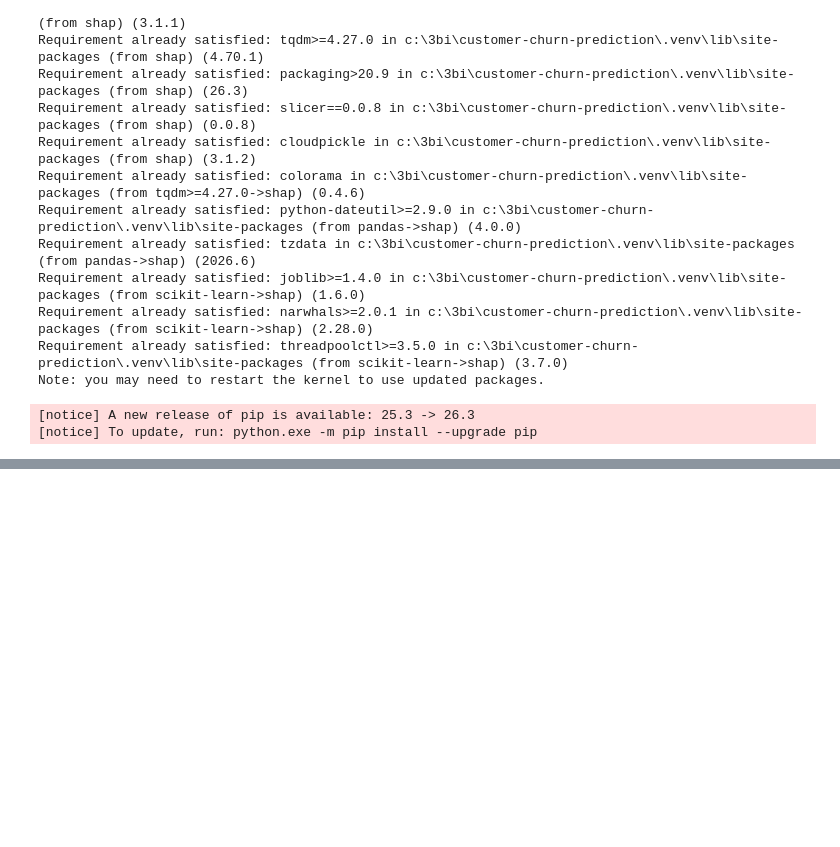
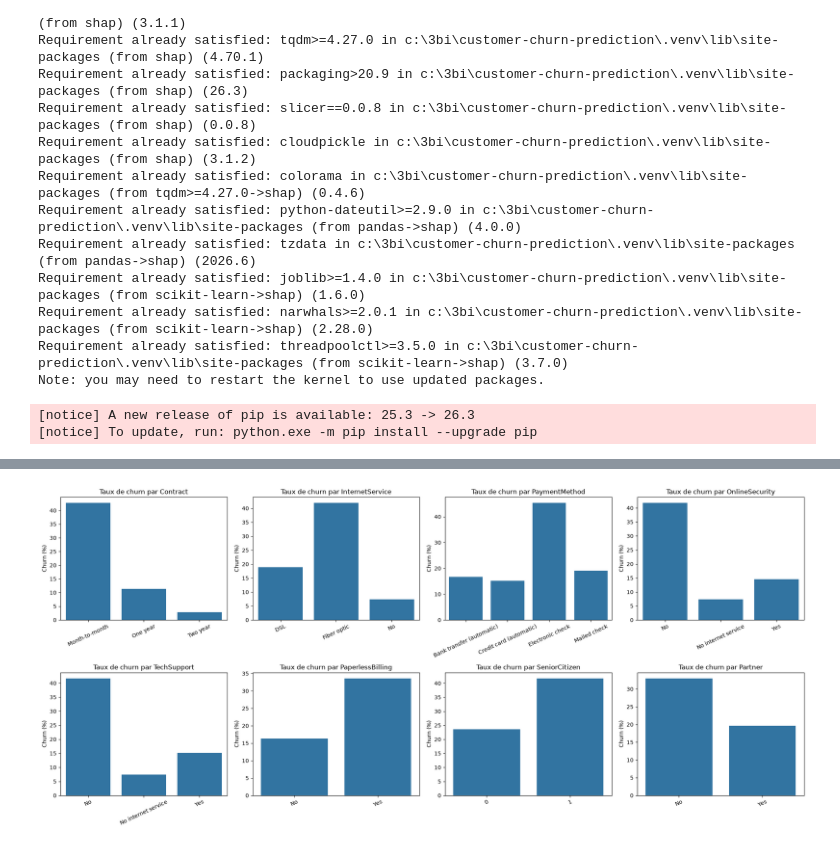
Before and after one commit to oumaymajalel2024-hash/customer-churn-prediction, a Jupyter notebook: notebooks/04_machine_learning.ipynb, the cells around one changed output, grey strips where cells are left out. Saved outputs shown, nothing was run; the diff lists cells and outputs as text; code cells hidden in the pictures; blank space fills up the shorter version.

```diff
--- a/notebooks/04_machine_learning.ipynb
+++ b/notebooks/04_machine_learning.ipynb
@@ -43,0 +148,5 @@ Note: you may need to restart the kernel to use updated packages.
+# %%
+cat_cols = df.select_dtypes(exclude="number").columns.drop("customerID")
+
+for col in cat_cols:
+    print(f"{col} : {df[col].unique().tolist()}")
@@ -43,0 +226,18 @@ Note: you may need to restart the kernel to use updated packages.
+# %%
+cols = ["Contract", "InternetService", "PaymentMethod", "OnlineSecurity",
+        "TechSupport", "PaperlessBilling", "SeniorCitizen", "Partner"]
+
+fig, axes = plt.subplots(2, 4, figsize=(20, 9))
+
+for ax, col in zip(axes.flatten(), cols):
+    rate = df.groupby(col)["Churn"].mean() * 100
+    sns.barplot(x=rate.index.astype(str), y=rate.values, ax=ax)
+    ax.set_title(f"Taux de churn par {col}")
+    ax.set_ylabel("Churn (%)")
+    ax.set_xlabel("")
+    ax.tick_params(axis="x", rotation=25)
+
+plt.tight_layout()
+plt.show()
+# %% [output]
+[figure, added]
```
Also changed, not shown: parts of 13 cells of this notebook, 3 other files.
